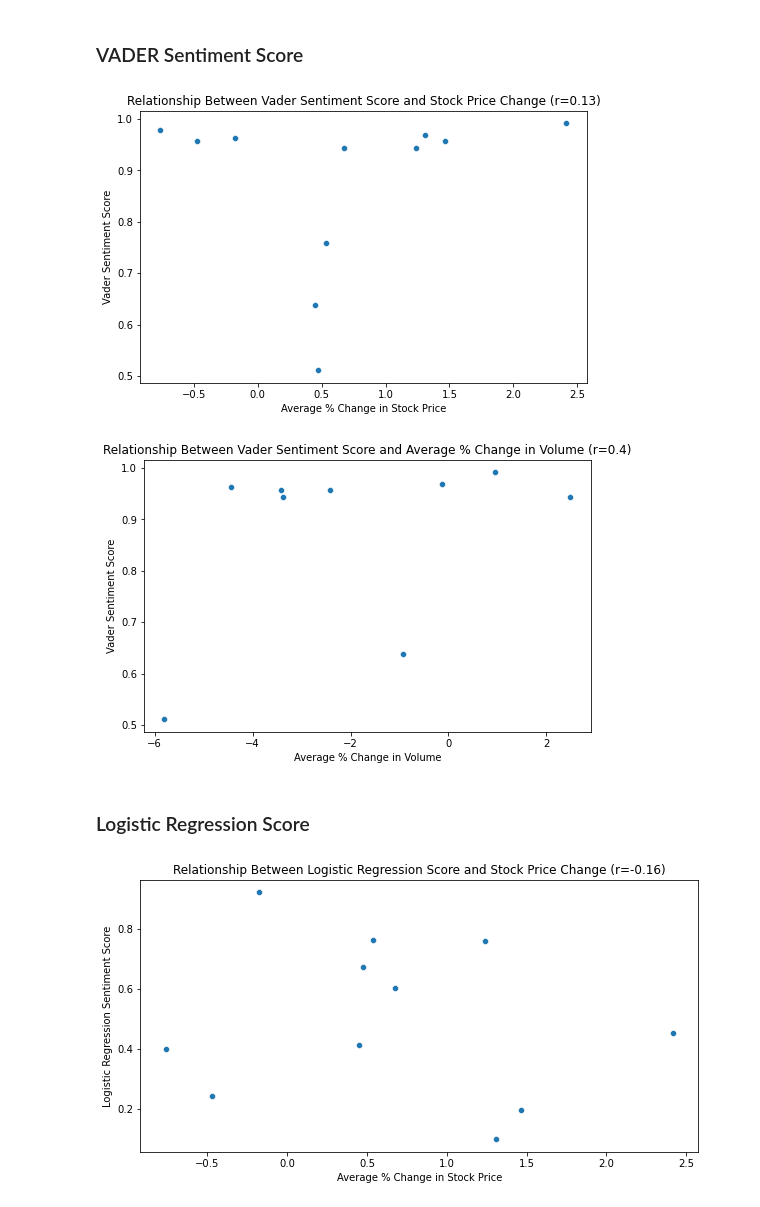
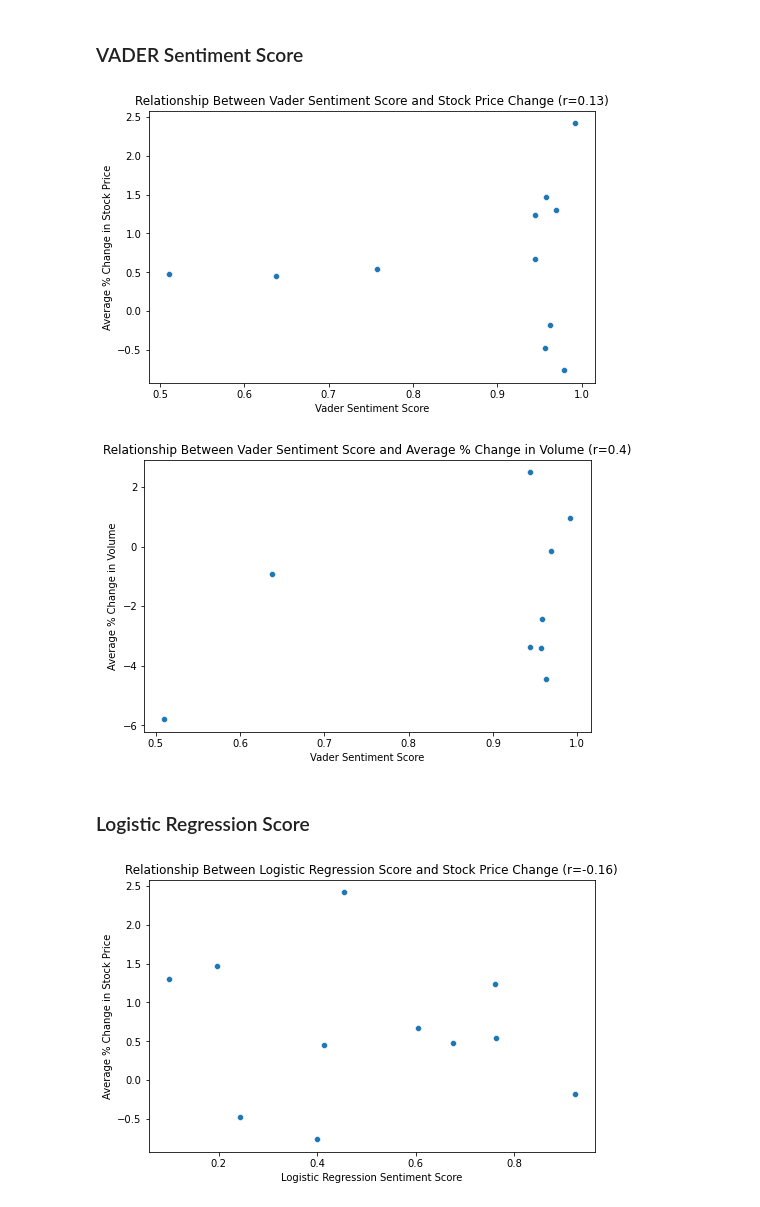
Before and after one commit to anair123/NLP-Final-Project, a Jupyter notebook: NLP Project/Zoom.ipynb, the cells around one changed output. Saved outputs shown, nothing was run; the diff lists cells and outputs as text; code cells hidden in the pictures.

```diff
--- a/NLP Project/Zoom.ipynb
+++ b/NLP Project/Zoom.ipynb
@@ -752,29 +763,29 @@ import seaborn as sns
 
 df_scatter = df_plot_stock[['Average % Change in Stock Price','Average % Change in Volume','Vader Sentiment Score','Logistic Regression Sentiment Score']]
 plt.figure(figsize=(8,5))
-sns.scatterplot(x =df_scatter['Average % Change in Stock Price'], y = df_scatter['Vader Sentiment Score'])
+sns.scatterplot(x =df_scatter['Vader Sentiment Score'], y = df_scatter['Average % Change in Stock Price'])
 plt.title('Relationship Between Vader Sentiment Score and Stock Price Change (r={})'.format((np.corrcoef(df_scatter['Average % Change in Stock Price'], df_scatter['Vader Sentiment Score'])[1,0]).round(2)))
 plt.show()
 # %% [output]
-[figure, old version]
+[figure, new version]
 # %%
 plt.figure(figsize=(8,5))
 df_scatter = df_plot_volume[['Average % Change in Stock Price','Average % Change in Volume','Vader Sentiment Score','Logistic Regression Sentiment Score']]
-sns.scatterplot(x =df_scatter['Average % Change in Volume'], y = df_scatter['Vader Sentiment Score'])
+sns.scatterplot(x =df_scatter['Vader Sentiment Score'], y = df_scatter['Average % Change in Volume'])
 plt.title('Relationship Between Vader Sentiment Score and Average % Change in Volume (r={})'.format((np.corrcoef(df_scatter['Average % Change in Volume'], df_scatter['Vader Sentiment Score'])[1,0]).round(2)))
 plt.show()
 # %% [output]
-[figure, old version]
+[figure, new version]
 # %% [markdown]
 ### Logistic Regression Score
 # %%
-plt.figure(figsize=(10,5))
+plt.figure(figsize=(8,5))
 df_scatter = df_plot_stock[['Average % Change in Stock Price','Average % Change in Volume','Vader Sentiment Score','Logistic Regression Sentiment Score']]
-sns.scatterplot(x =df_scatter['Average % Change in Stock Price'], y = df_scatter['Logistic Regression Sentiment Score'])
+sns.scatterplot(x =df_scatter['Logistic Regression Sentiment Score'], y = df_scatter['Average % Change in Stock Price'])
 plt.title('Relationship Between Logistic Regression Score and Stock Price Change (r={})'.format((np.corrcoef(df_scatter['Average % Change in Stock Price'], df_scatter['Logistic Regression Sentiment Score'])[1,0]).round(2)))
 plt.show()
 # %% [output]
-[figure, old version]
+[figure, new version]
 # %%
 plt.figure(figsize=(8,5))
 df_scatter = df_plot_volume[['Average % Change in Stock Price','Average % Change in Volume','Vader Sentiment Score','Logistic Regression Sentiment Score']]
```
Also changed, not shown: parts of 2 cells of this notebook, 1 other file.
